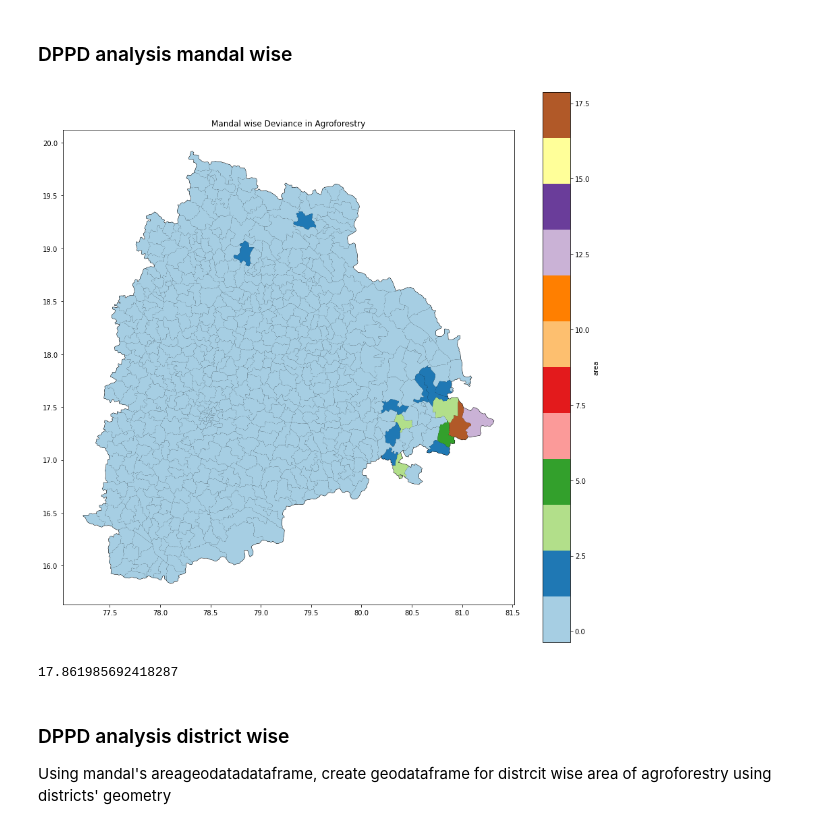
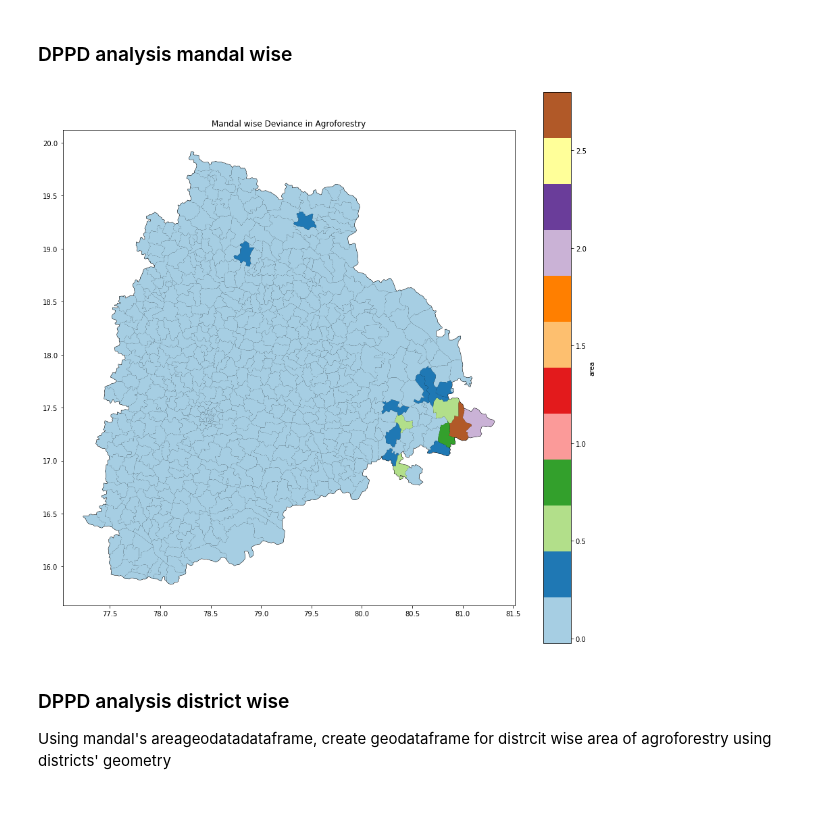
Before and after one commit to undpindia/dicra, a Jupyter notebook: analytics/sandbox/notebooks/AgroForestry/analysis.ipynb, the cells around one changed output. Cells and saved outputs as stored; diff of their text form; code cells hidden in the pictures.

```diff
--- a/analytics/sandbox/notebooks/AgroForestry/analysis.ipynb
+++ b/analytics/sandbox/notebooks/AgroForestry/analysis.ipynb
@@ -323,42 +323,37 @@ for i in list(geo.index):
     slope, intercept = np.polyfit(np.array(deviance_T['ModifiedDateTime_num']), y_pred_trend,1)
     line_slope = slope[0]
 
     scores.append(line_slope)
 
     #stack scores of each mandal in a list
 scores = np.stack( scores, axis=0 )
 
 #normalize DPPD scores
 norm = (scores - scores.min())/ (scores.max() - scores.min())            #normnalize between 0 to 1
 data_norm = (norm - 0.5)/ 0.5                                            #normnalize between -1 to 1
+data_norm = scores
 
 '''
-arr = np.array(scores)
-sd = np.std(arr, axis=0)
-mean = np.mean(arr, axis=0)
-data_norm = (scores - mean) / sd                                         #normnalize with z-score
+from scipy import stats
+z = np.abs(stats.zscore(geo['deviance_5yr']))                                         #normnalize with z-score
 '''
 
 geo['deviance_5yr'] = list(data_norm)  #add DPPD normalized scores as a column
 
 # Plot deviance map
 cmap = 'Paired'
 
 base = geo.plot(color='white', edgecolor='black',figsize = [15,15])
 geo.plot(ax = base,
     column = 'deviance_5yr',
                     legend = True,
                     figsize = [15,15],\
                     legend_kwds = {'label': 'area'},
                     cmap = cmap)
 plt.title('Mandal wise Deviance in Agroforestry')
 plt.savefig('agro_dev_4yr_mandal.png', bbox_inches='tight')
 # %% [output]
-[figure, old version]
+[figure, new version]
-# %%
-geo.deviance_5yr.max()
-# %% [output]
-17.861985692418287
 # %% [markdown]
 ### DPPD analysis district wise
 
```
Also changed, not shown: parts of 1 cell of this notebook, 23 other files.
